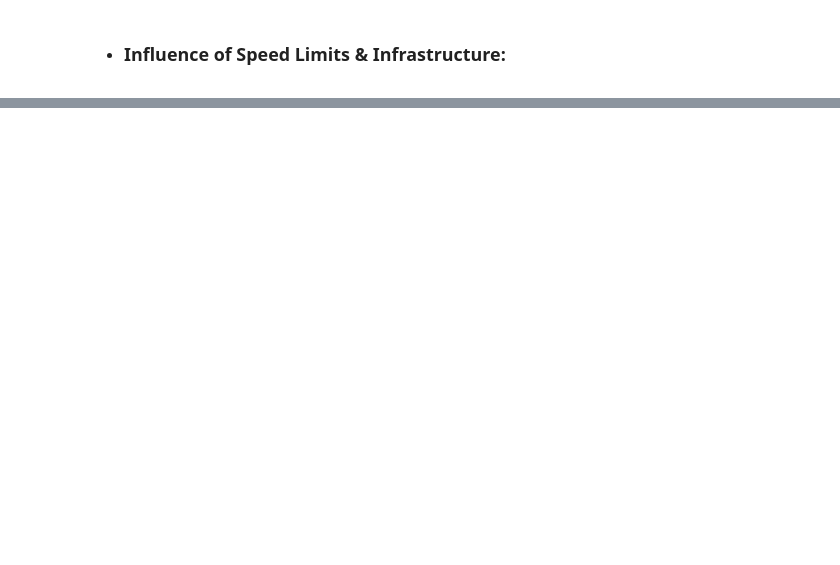
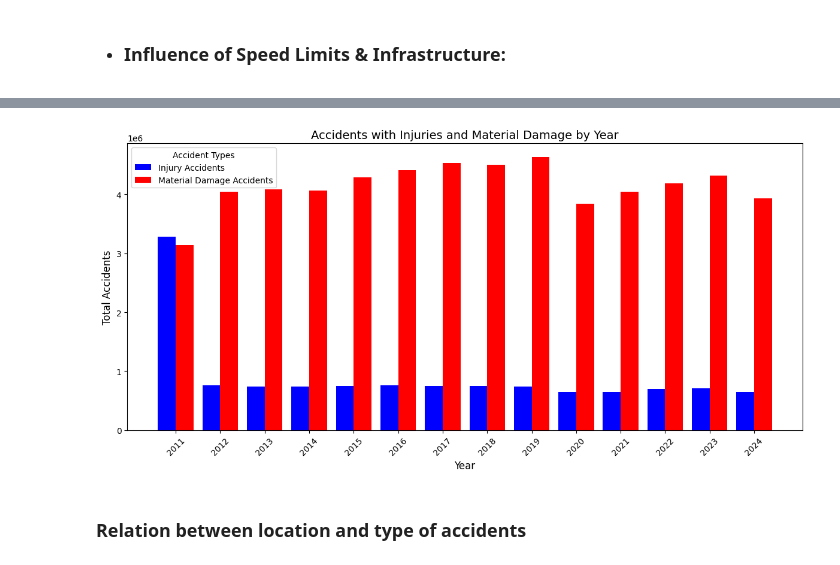
Before and after one commit to TheHessianBo/Traffic-Accidents-Germany, a Jupyter notebook: Traffic Accidents EDA.ipynb, the cells around one changed output, grey strips where cells are left out. Drawn from its saved outputs; the diff is of its cells as text; code cells hidden in the pictures; blank space fills up the shorter version.

```diff
--- a/Traffic Accidents EDA.ipynb
+++ b/Traffic Accidents EDA.ipynb
@@ -168,0 +178,17 @@ plt.show()
+# %%
+accident_types = [
+    'Personal Injury Accidents',
+    'Serious Accidents (Material Damage)',
+    'Other Accidents (Intoxication)',
+    'Other Accidents (Material Damage)'
+]
+
+# Compute new accident categories
+accidents_by_year['Injury Accidents'] = accidents_by_year['Personal Injury Accidents'] + accidents_by_year['Serious Accidents (Material Damage)']
+accidents_by_year['Material Damage Accidents'] = accidents_by_year['Other Accidents (Intoxication)'] + accidents_by_year['Other Accidents (Material Damage)']
+
+# Keep Year column and new accident categories
+accidents_by_year = accidents_by_year[['Year', 'Injury Accidents', 'Material Damage Accidents']]
+
+# Display the updated DataFrame
+print(accidents_by_year)
@@ -168,0 +211,27 @@ plt.show()
+# %%
+plt.figure(figsize=(12, 6))
+
+# Define x-axis positions
+x = np.arange(len(accidents_by_year['Year']))
+
+
+plt.bar(x - 0.2, accidents_by_year['Injury Accidents'], width=0.4, label='Injury Accidents', color='b', align='center')
+plt.bar(x + 0.2, accidents_by_year['Material Damage Accidents'], width=0.4, label='Material Damage Accidents', color='r', align='center')
+
+plt.xticks(ticks=x, labels=accidents_by_year['Year'], rotation=45)
+
+plt.title('Accidents with Injuries and Material Damage by Year', fontsize=14)
+plt.xlabel('Year', fontsize=12)
+plt.ylabel('Total Accidents', fontsize=12)
+
+plt.legend(title='Accident Types', fontsize=10)
+
+plt.ylim(bottom=0)
+plt.tight_layout()
+
+
+plt.show()
+# %% [output]
+[figure, added]
+# %% [markdown]
+### Relation between location and type of accidents
```
Also changed, not shown: parts of 17 cells of this notebook, 6 other files.
